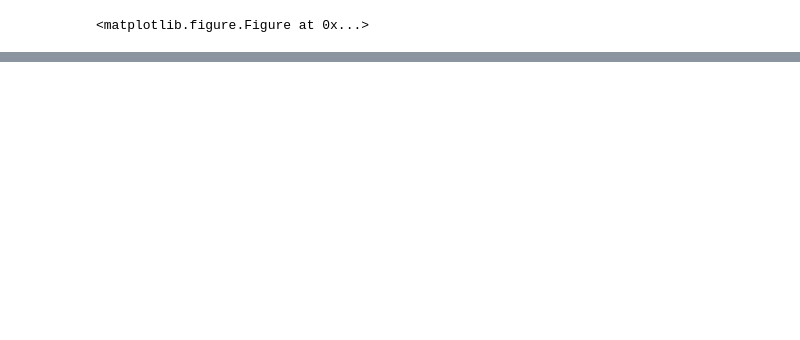
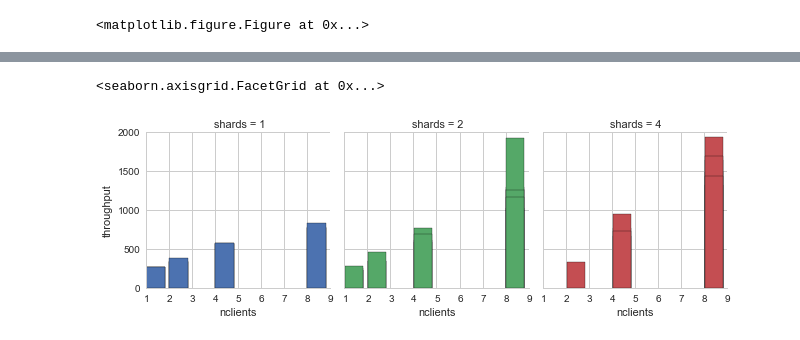
Before and after one commit to bholt/claret, a Jupyter notebook: data/Test.ipynb, the cells around one changed output, grey strips where cells are left out. Cells and saved outputs as stored; diff of their text form; code cells hidden in the pictures; blank space fills up the shorter version.

```diff
--- a/data/Test.ipynb
+++ b/data/Test.ipynb
@@ -45 +48,8 @@ sns.barplot(data=df, x='nclient', y='throughput')
+# %%
+sns.FacetGrid(df, hue='shards', col='shards').map(
+    plt.bar, 'nclients', 'throughput'
+)
+# %% [output]
+<seaborn.axisgrid.FacetGrid at 0x...>
+[figure, added]
 # %%
```
Also changed, not shown: parts of 8 cells of this notebook.
